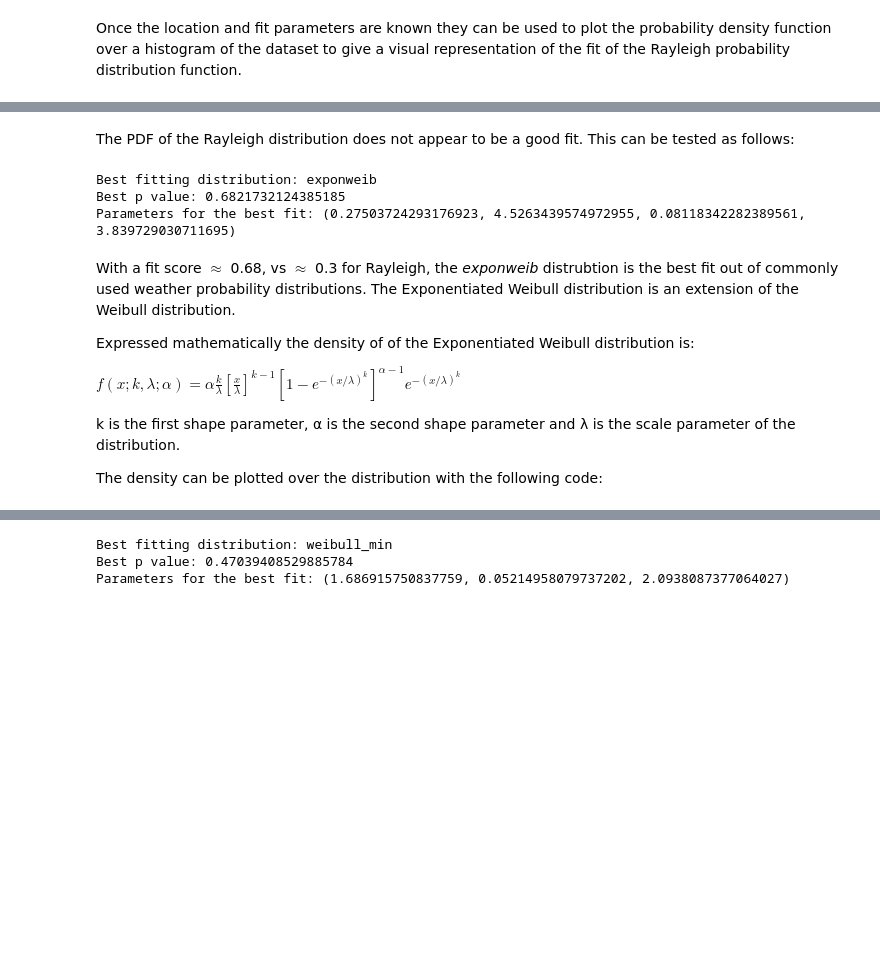
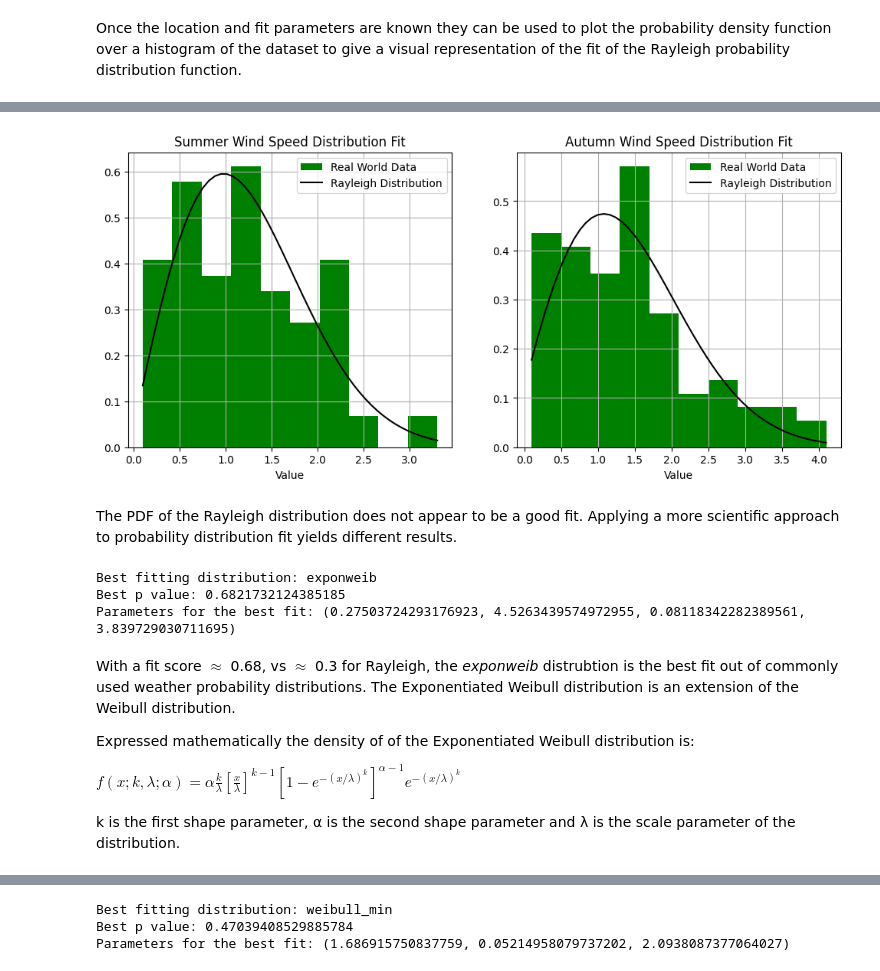
Before and after one commit to humphs078/ProgrammingforDataAnalysisAssignment_1, a Jupyter notebook: submission_notebook.ipynb, the cells around one changed output, grey strips where cells are left out. Cells and saved outputs as stored; diff of their text form; code cells hidden in the pictures; blank space fills up the shorter version.

```diff
--- a/submission_notebook.ipynb
+++ b/submission_notebook.ipynb
@@ -442,5 +444,24 @@ axe[1, 1].grid()
+# %%
+# Create an empty plot.
+fig, axe = plt.subplots(1, 2, figsize=(12,5))
+
+# Display Results:
+axe[0].hist(summer['wind_speed_m_s'],density=1, label="Real World Data", color='green')
+axe[0].plot(summer_xl,stats.rayleigh(scale=summer_scale, loc=summer_loc).pdf(summer_xl), label="Rayleigh Distribution", color='black')
+axe[0].set_title("Summer Wind Speed Distribution Fit")
+axe[0].set_xlabel("Value")
+axe[0].legend()
+axe[0].grid()
+axe[1].hist(autumn['wind_speed_m_s'],density=1, label="Real World Data", color='green')
+axe[1].plot(autumn_xl,stats.rayleigh(scale=autumn_scale, loc=autumn_loc).pdf(autumn_xl), label="Rayleigh Distribution", color='black')
+axe[1].set_title("Autumn Wind Speed Distribution Fit")
+axe[1].set_xlabel("Value")
+axe[1].legend()
+axe[1].grid()
+# %% [output]
+[figure, added]
 # %% [markdown]
-The PDF of the Rayleigh distribution does not appear to be a good fit. This can be tested as follows:
+The PDF of the Rayleigh distribution does not appear to be a good fit. Applying a more scientific approach to probability distribution fit yields different results.
 # %%
 get_best_distribution(winter['wind_speed_m_s'])
 # %% [output]
@@ -455,5 +476,3 @@ Expressed mathematically the density of of the Exponentiated Weibull distributio
 $f(x;k,\lambda; \alpha) = \alpha  \frac{k}{\lambda}\left[\frac{x}{\lambda}\right]^{k-1}\left[1- e^{-(x/\lambda)^k} \right]^{\alpha-1}e^{-(x/\lambda)^k}$
 
 k is the first shape parameter, α is the second shape parameter and λ is the scale parameter of the distribution.
-
-The density can be plotted over the distribution with the following code:
```
Also changed, not shown: parts of 43 cells of this notebook.
